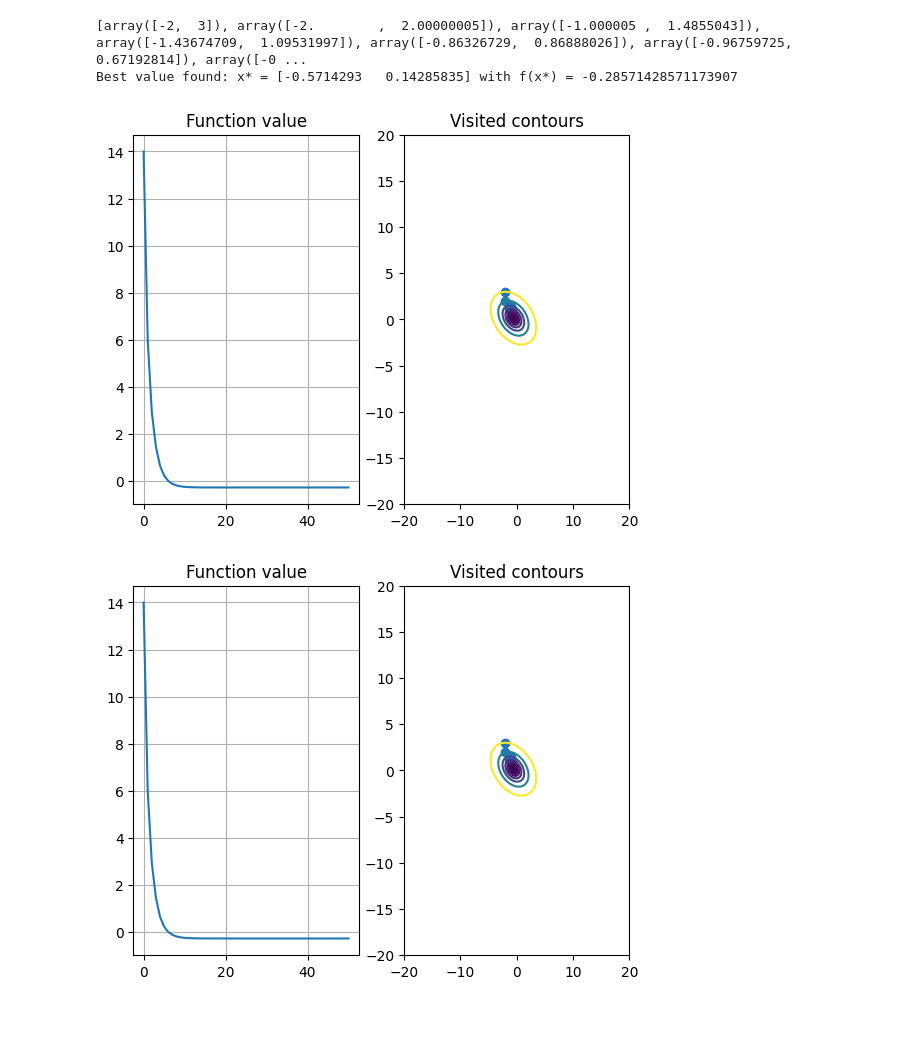
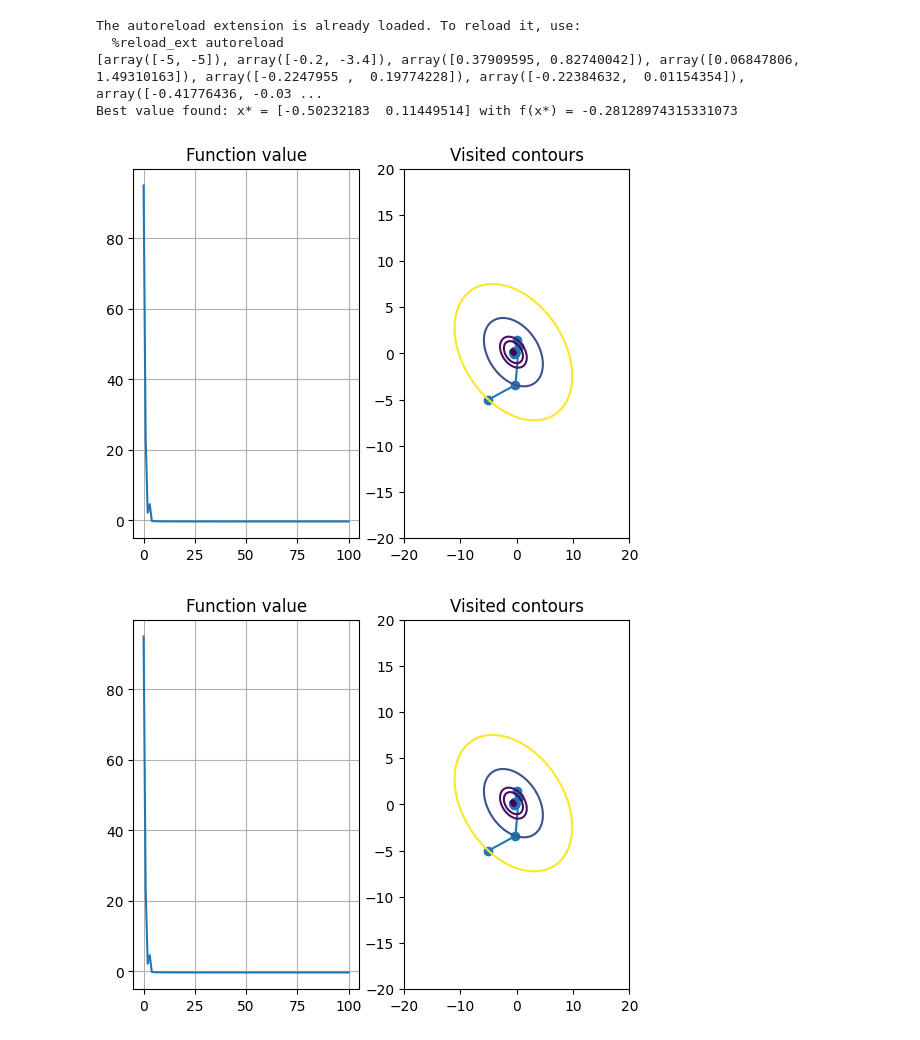
Before and after one commit to spanish-inquisition-optimization/GradientDescentModifications, a Jupyter notebook: part_1.ipynb, the cells around one changed output. Drawn from its saved outputs; the diff is of its cells as text; code cells hidden in the pictures.

```diff
--- a/part_1.ipynb
+++ b/part_1.ipynb
@@ -15,35 +15,40 @@ def get_func(a, b, c, d, e):
 
     return func
 
 
 def get_derivative(a, b, c, d, e):
     def func(xs):
         x, y = xs
         return np.array([2 * a * x + c * y + d, 2 * b * y + c * x + e])
 
     return func
 
 
 f1 = get_func(1, 0, 1, 0, 0)
 g1 = get_derivative(1, 0, 1, 0, 0)
 f2 = get_func(0, 2, 0, 1, 0)
 g2 = get_derivative(0, 2, 0, 1, 0)
 
 
 def sum_funcs(f, g):
     return lambda x: f(x) + g(x)
 
 
 #points = steepest_descent(sum_funcs(f1, f2), sum_funcs(g1, g2), np.array([-2, 3]), bin_search, lambda f, steps: len(steps) > 50)
 #points = gradient_descent_minibatch([f1, f2], [g1, g2], 1, np.array([-5, -5]), exponential_learning_scheduler(0.3, 0.2), lambda f, steps: len(steps) > 100)
 #points = steepest_descent_with_momentum(0.5)(sum_funcs(f1, f2), sum_funcs(g1, g2), np.array([-5, -5]), bin_search, lambda f, steps: len(steps) > 50)
 #points = gradient_descent_minibatch_with_momentum(0.5, True)([f1, f2], [g1, g2], 1, np.array([-5, -5]), exponential_learning_scheduler(0.4, 0.1), lambda f, steps: len(steps) > 100)
-points = steepest_descent_adagrad(sum_funcs(f1, f2), sum_funcs(g1, g2), np.array([-2, 3]), fixed_step_search(1), lambda f, steps: len(steps) > 50)
+#points = steepest_descent_adagrad(sum_funcs(f1, f2), sum_funcs(g1, g2), np.array([-2, 3]), fixed_step_search(1), lambda f, steps: len(steps) > 50)
 #points = gradient_descent_minibatch_adagrad([f1, f2], [g1, g2], 1, np.array([-1, 1]), exponential_learning_scheduler(1, 0), lambda f, steps: len(steps) > 100)
+#points = steepest_descent_rms_prop(0.5)(sum_funcs(f1, f2), sum_funcs(g1, g2), np.array([-5, -5]), bin_search, lambda f, steps: len(steps) > 50)
+points = gradient_descent_minibatch_rms_prop(0.2)([f1, f2], [g1, g2], 1, np.array([-5, -5]), exponential_learning_scheduler(0.4, 0.1), lambda f, steps: len(steps) > 100)
+
 print(points)
 visualize_optimizing_process(sum_funcs(f1, f2), roi, np.array(points))
 # %% [output]
-[array([-2,  3]), array([-2.        ,  2.00000005]), array([-1.000005 ,  1.4855043]), array([-1.43674709,  1.09531997]), array([-0.86326729,  0.86888026]), array([-0.96759725,  0.67192814]), array([-0 ...
-Best value found: x* = [-0.5714293   0.14285835] with f(x*) = -0.28571428571173907
+The autoreload extension is already loaded. To reload it, use:
+  %reload_ext autoreload
+[array([-5, -5]), array([-0.2, -3.4]), array([0.37909595, 0.82740042]), array([0.06847806, 1.49310163]), array([-0.2247955 ,  0.19774228]), array([-0.22384632,  0.01154354]), array([-0.41776436, -0.03 ...
+Best value found: x* = [-0.50232183  0.11449514] with f(x*) = -0.28128974315331073
-[figure, old version]
+[figure, new version]
-[figure, old version]
+[figure, new version]
```
Also changed, not shown: 1 other file.
